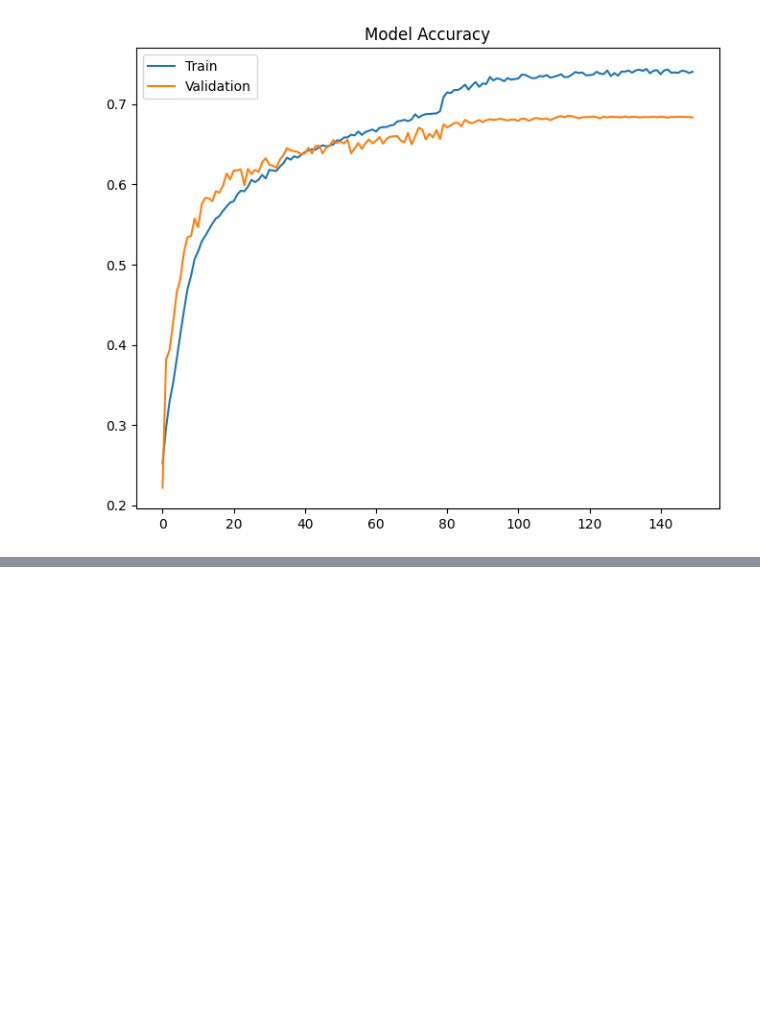
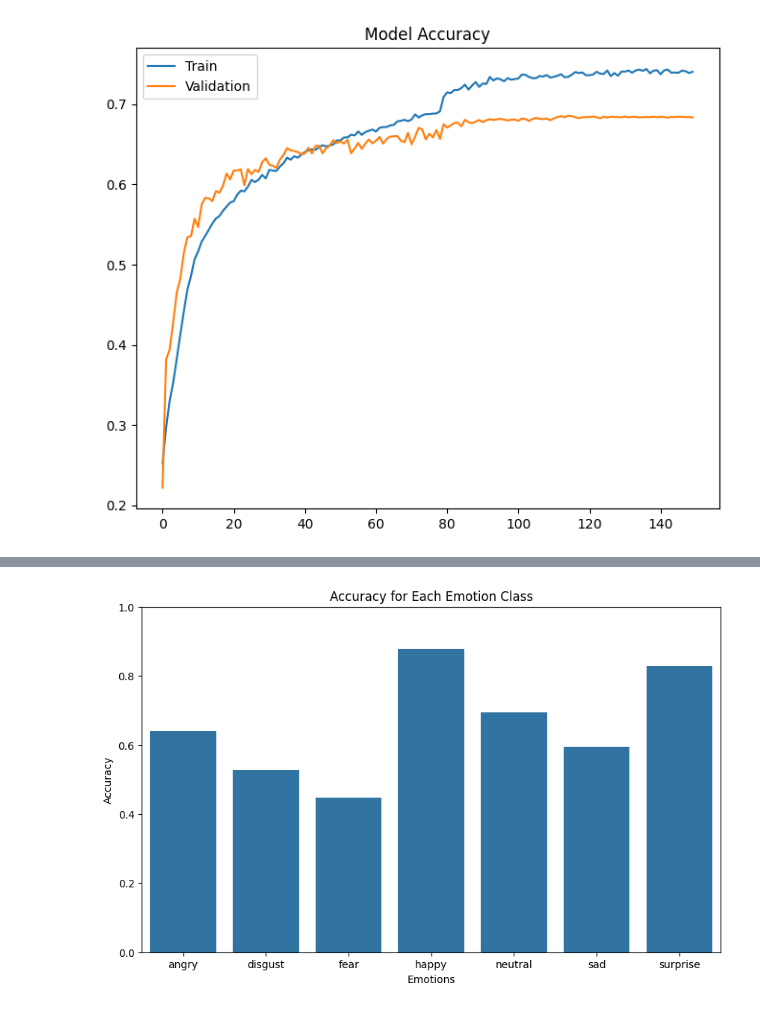
Before and after one commit to HuynhBaThuan/Final_DATN, a Jupyter notebook: ipynb/EmotionImplement (1).ipynb, the cells around one changed output, grey strips where cells are left out. Saved outputs shown, nothing was run; the diff lists cells and outputs as text; code cells hidden in the pictures; blank space fills up the shorter version.

```diff
--- a/ipynb/EmotionImplement (1).ipynb
+++ b/ipynb/EmotionImplement (1).ipynb
@@ -80,12 +81,20 @@ training_set = train_datagen.flow_from_directory(train_dir,
                                                 color_mode='grayscale',
                                                 class_mode='categorical')
 
-test_datagen = ImageDataGenerator(rescale=1./255)
-test_set = test_datagen.flow_from_directory(test_dir,
+val_datagen = ImageDataGenerator(rescale=1./255)
+val_set = val_datagen.flow_from_directory(val_dir,
                                                 batch_size=64,
                                                 target_size=(48,48),
                                                 shuffle=True,
                                                 color_mode='grayscale',
                                                 class_mode='categorical')
+
+test_datagen = ImageDataGenerator(rescale=1./255)
+test_set = test_datagen.flow_from_directory(test_dir,
+                                                batch_size=64,
+                                                target_size=(48,48),
+                                                shuffle=False,
+                                                color_mode='grayscale',
+                                                class_mode='categorical')
 # %% [output]
 Found 28709 images belonging to 7 classes.
@@ -327,3 +365,6 @@ files.download('training_history_17_5.pkl')
 [interactive output not drawn]
 # %%
 files.download('training_history_17_5.pkl')
+# %%
+from keras.models import load_model
+fernet = load_model('../model/model_17_5_file.h5')
@@ -329,0 +374,4 @@ files.download('training_history_17_5.pkl')
+# %%
+fernet.compile(optimizer=Adam(learning_rate=0.001),
+               loss='categorical_crossentropy',
+               metrics=['accuracy'])
@@ -329,0 +403,16 @@ files.download('training_history_17_5.pkl')
+# %%
+from sklearn.metrics import confusion_matrix
+
+# Dự đoán nhãn cho tập kiểm tra
+predictions = fernet.predict(test_set)
+predicted_labels = np.argmax(predictions, axis=1)
+true_labels = test_set.classes  # Nhãn thực tế từ generator
+
+# Tạo ma trận nhầm lẫn
+conf_matrix = confusion_matrix(true_labels, predicted_labels)
+
+# Tính độ chính xác của từng lớp
+class_accuracy = conf_matrix.diagonal() / conf_matrix.sum(axis=1)
+
+# Vẽ biểu đồ
+emotions = list(test_set.class_indices.keys())  # Lấy tên của các lớp từ generator
@@ -329,0 +421,10 @@ files.download('training_history_17_5.pkl')
+# %%
+plt.figure(figsize=(10, 6))
+sns.barplot(x=emotions, y=class_accuracy)
+plt.xlabel('Emotions')
+plt.ylabel('Accuracy')
+plt.title('Accuracy for Each Emotion Class')
+plt.ylim(0, 1)
+plt.show()
+# %% [output]
+[figure, added]
```
Also changed, not shown: parts of 12 cells of this notebook, 2 other files.
